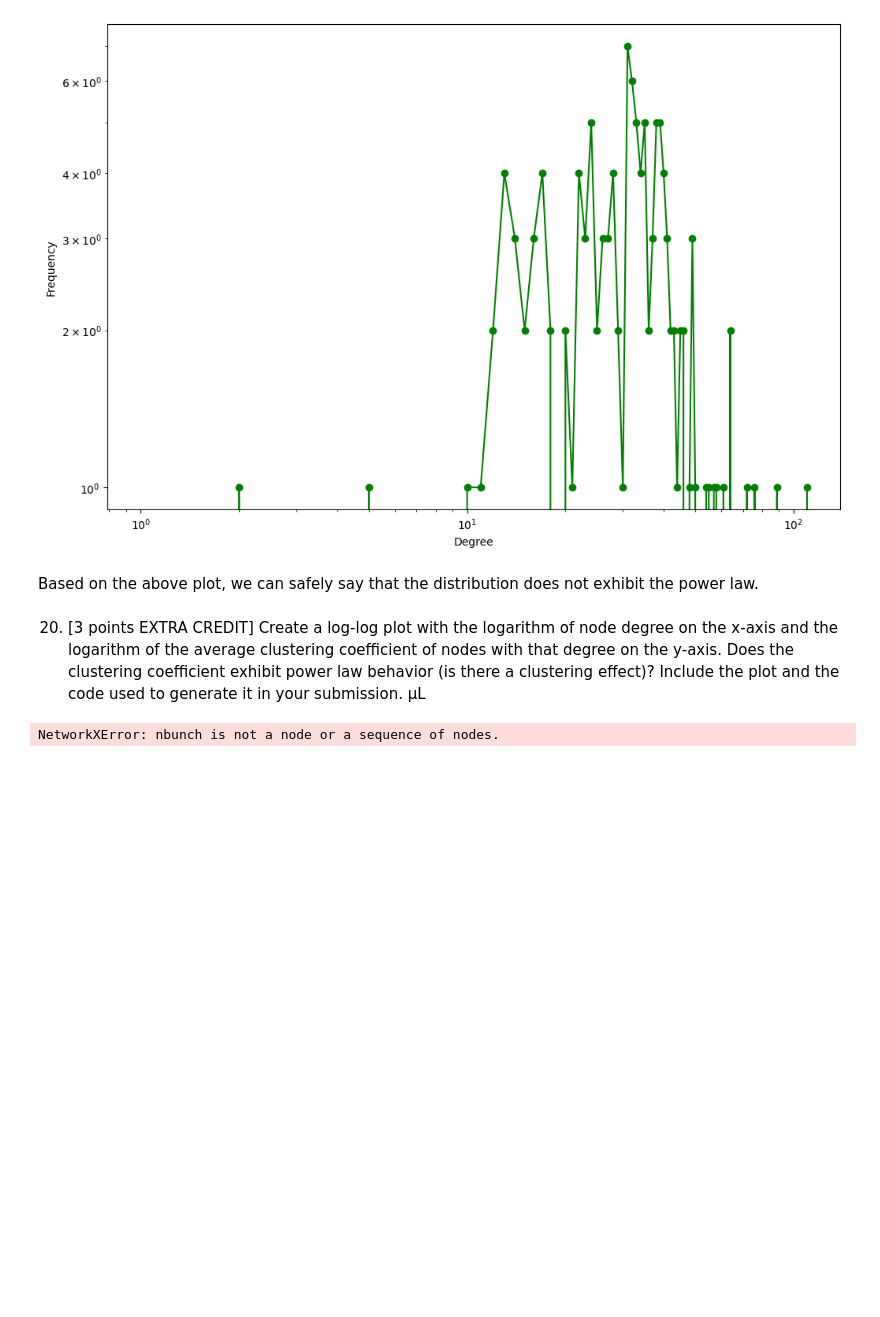
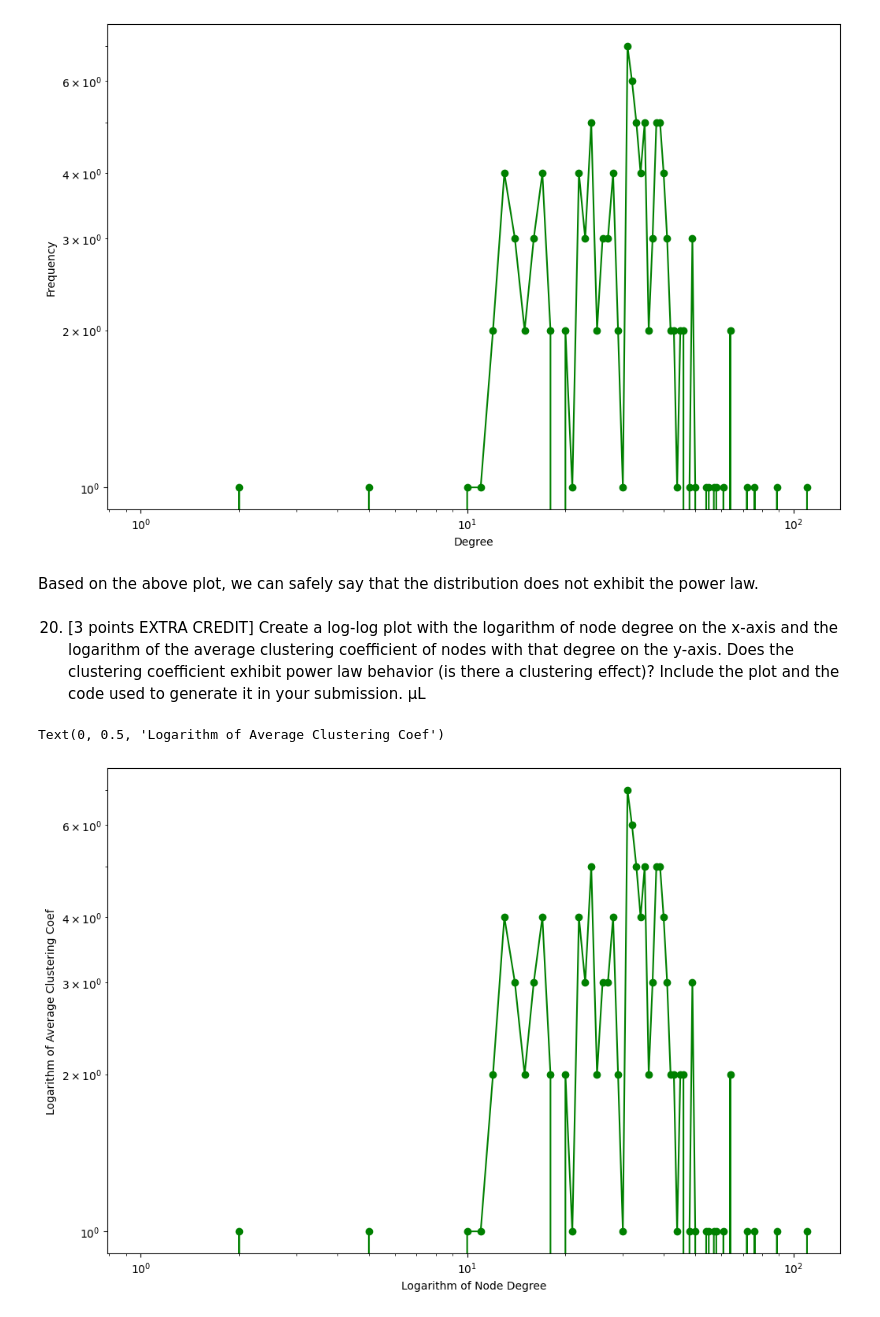
Before and after one commit to Koalafant/csci347_data_mining, a Jupyter notebook: proj_2/two.ipynb, the cells around one changed output. Cells and saved outputs as stored; diff of their text form; code cells hidden in the pictures; blank space fills up the shorter version.

```diff
--- a/proj_2/two.ipynb
+++ b/proj_2/two.ipynb
@@ -371,21 +371,23 @@ used to generate it in your submission. μL
 # %%
 import networkx as nx
 import matplotlib.pyplot as plt
 import math
 
 degree_freq = nx.degree_histogram(G)
 degrees = range(len(degree_freq))
 
 #storage of averageCC for each node frequency
-averageCC = []
-runningAv = 0
+#averageCC = []
+#runningAv = 0
 
-for x in degrees:
-    runningAv = runningAv + nx.clustering(G,x)
-    averageCC.append(runningAv)
+#for x in degrees:
+#    runningAv = runningAv + nx.clustering(G,x)
+#    averageCC.append(runningAv)
 plt.figure(figsize=(12, 8))
-plt.loglog(degrees, averageCC,'go-')
+#plt.loglog(degrees, averageCC,'go-')
+plt.loglog(degrees, degree_freq,'go-')
 plt.xlabel('Logarithm of Node Degree')
 plt.ylabel('Logarithm of Average Clustering Coef')
 # %% [output]
-NetworkXError: nbunch is not a node or a sequence of nodes.
+Text(0, 0.5, 'Logarithm of Average Clustering Coef')
+[figure, added]
```
Also changed, not shown: parts of 2 cells of this notebook.
